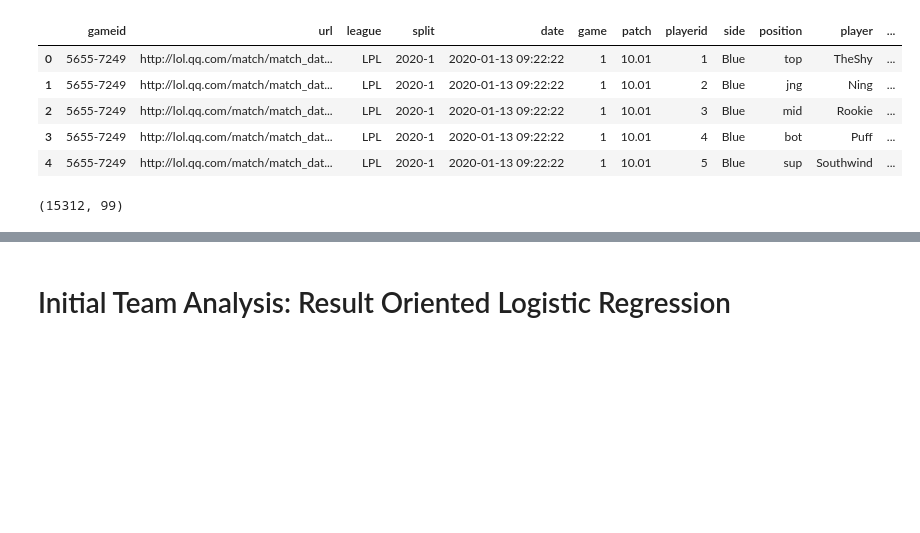
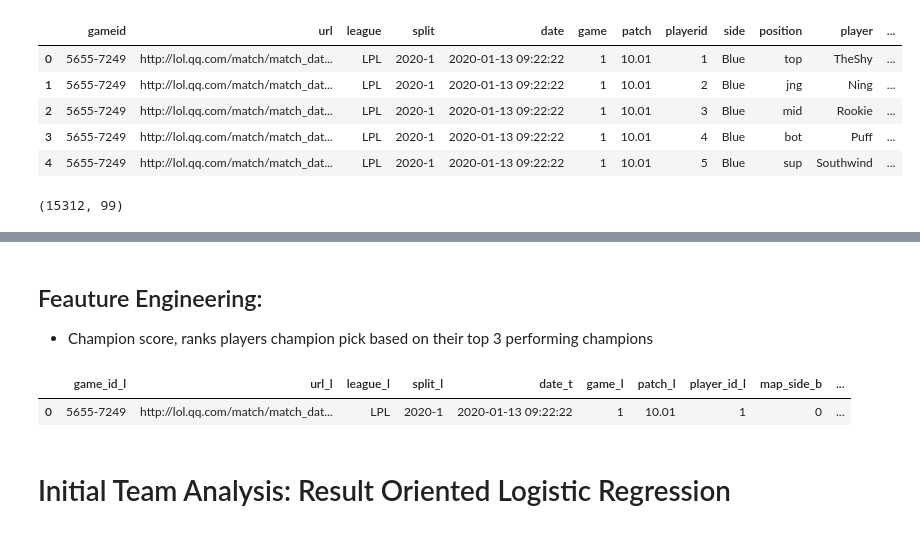
Before and after one commit to vic-voskovsky/LeagueofLegends, a Jupyter notebook: notebooks/p6_League_of_Legends_nb.ipynb, the cells around one changed output, grey strips where cells are left out. Cells and saved outputs as stored; diff of their text form; code cells hidden in the pictures; blank space fills up the shorter version.

```diff
--- a/notebooks/p6_League_of_Legends_nb.ipynb
+++ b/notebooks/p6_League_of_Legends_nb.ipynb
@@ -183,0 +370,4 @@ df.to_csv('../datasets/clean_df.csv', index=False)
+# %% [markdown]
+## Feauture Engineering:
+
+- Champion score, ranks players champion pick based on their top 3 performing champions
@@ -184,3 +376,8 @@ df.to_csv('../datasets/clean_df.csv', index=False)
+# %%
+df.head(1)
+# %% [output]
+|  | game_id_l | url_l | league_l | split_l | date_t | game_l | patch_l | player_id_l | map_side_b | ... |
+| 0 | 5655-7249 | http://lol.qq.com/match/match_dat... | LPL | 2020-1 | 2020-01-13 09:22:22 | 1 | 10.01 | 1 | 0 | ... |
 # %% [markdown]
 # Initial Team Analysis: Result Oriented Logistic Regression
 # %%
```
Also changed, not shown: parts of 18 cells of this notebook.
